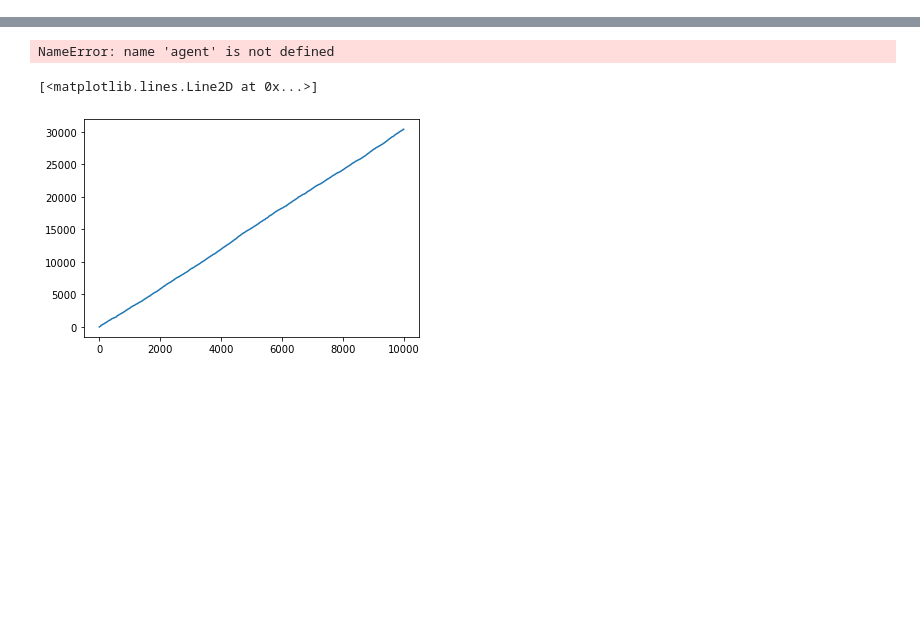
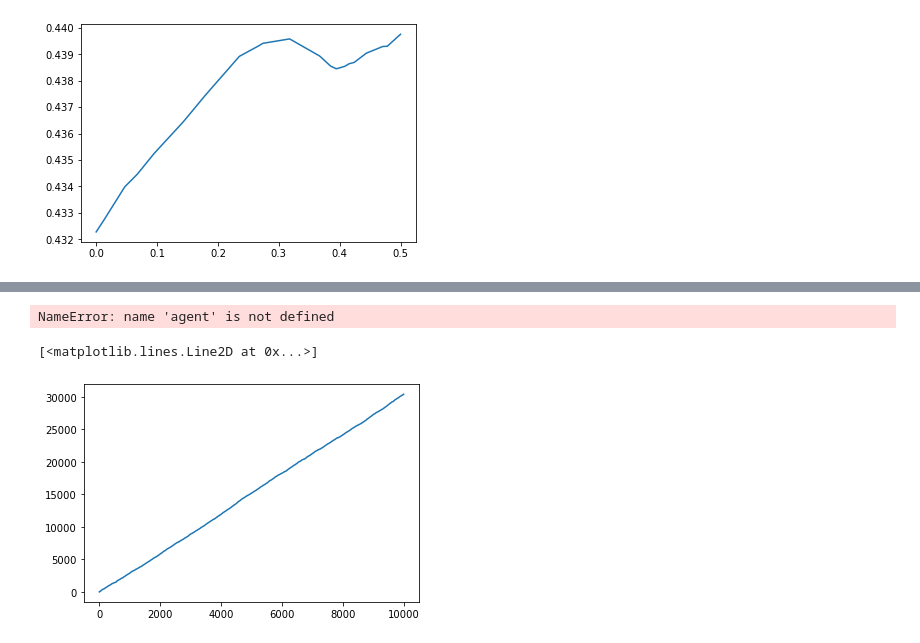
Before and after one commit to pedrofreire/bayes-by-backprop, a Jupyter notebook: Untitled.ipynb, the cells around one changed output, grey strips where cells are left out. Drawn from its saved outputs; the diff is of its cells as text; code cells hidden in the pictures; blank space fills up the shorter version.

```diff
--- a/Untitled.ipynb
+++ b/Untitled.ipynb
@@ -114,3 +184,12 @@ item[1]/item[0]
+# %%
+N=1000
+t=torch.linspace(0,0.5,N)
+y=model(t[:,None]).reshape(-1)
+plt.plot(t.cpu().detach(),y.cpu().detach())
+ds=Reg_DS(1000)
+#plt.scatter(ds.t.cpu(),ds.y.cpu(),marker='x',color='k')
+# %% [output]
+[figure, added]
 # %%
 N=5000
 NS=10
```
Also changed, not shown: parts of 14 cells of this notebook.
